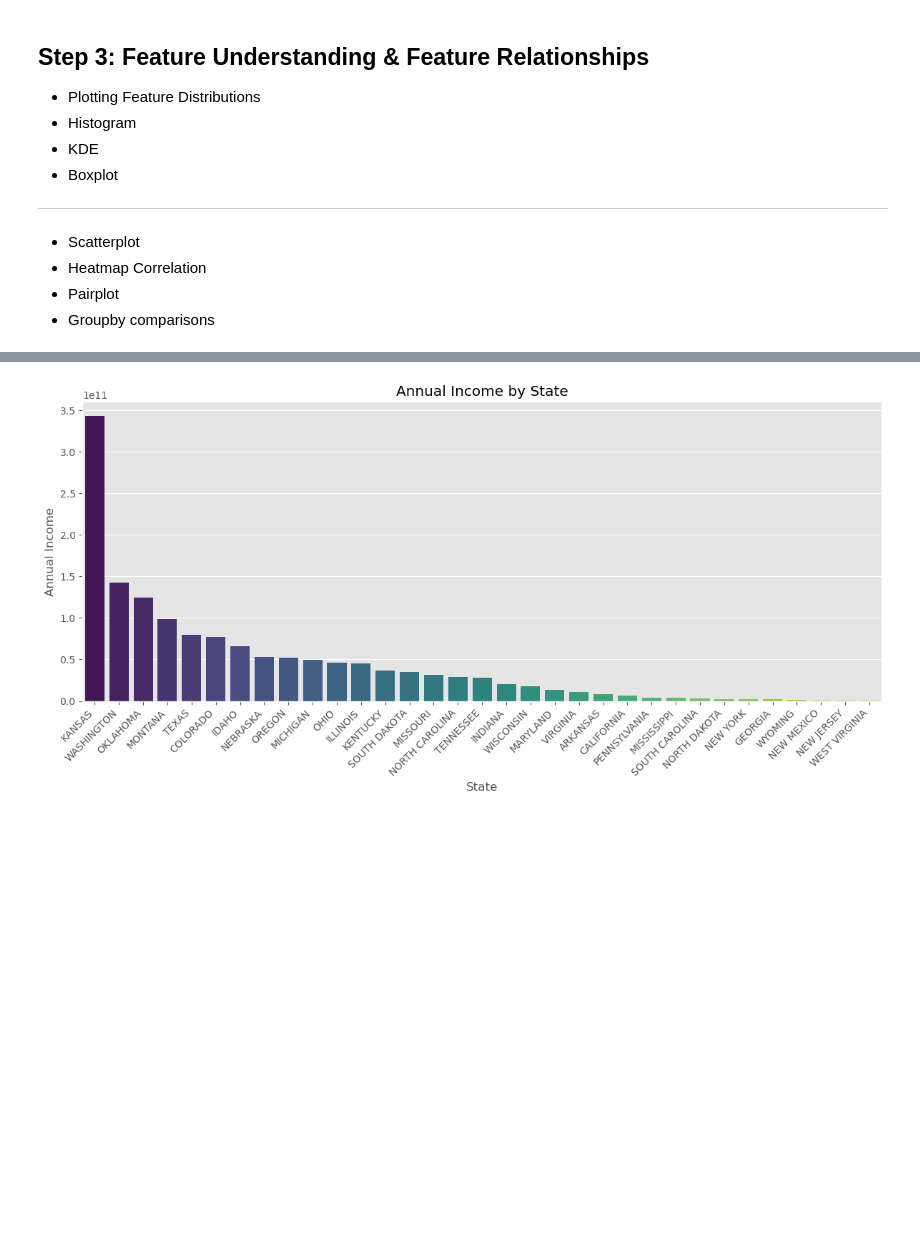
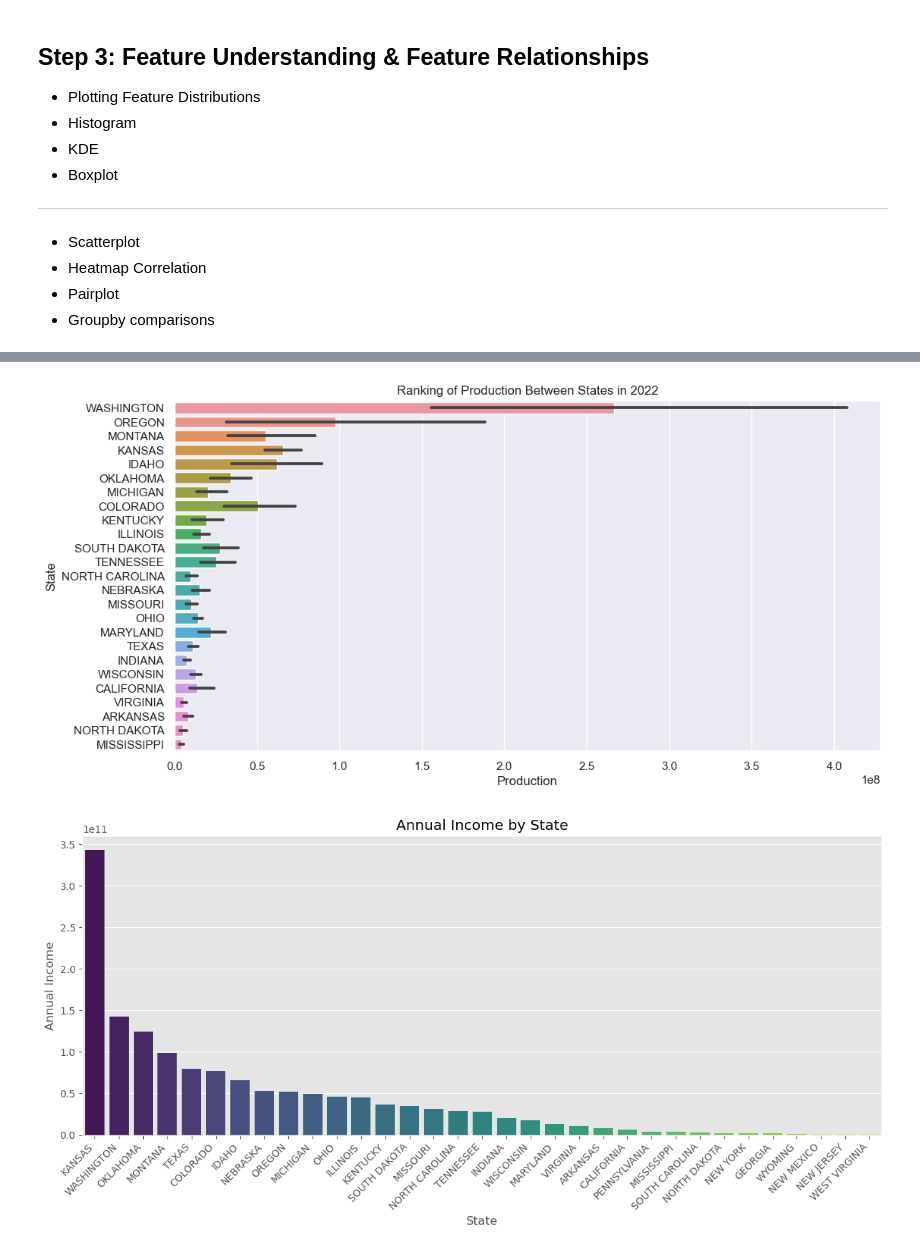
Before and after one commit to abdeleatifi/predict_farm_performance, a Jupyter notebook: Farm_Clustring_EDA.ipynb, the cells around one changed output, grey strips where cells are left out. Drawn from its saved outputs; the diff is of its cells as text; code cells hidden in the pictures; blank space fills up the shorter version.

```diff
--- a/Farm_Clustring_EDA.ipynb
+++ b/Farm_Clustring_EDA.ipynb
@@ -278,3 +298,28 @@ import plotly.graph_objs as go
+# %%
+# Filter the data for the year 2022
+df_2022 = df_merged[df_merged['year'] == 2022]
+
+# Sort the data by production in descending order
+df_2022_sorted = df_2022.sort_values('production', ascending=False)
+
+# Create a horizontal bar plot
+plt.figure(figsize=(12, 6))
+
+# Plot the data
+sns.barplot(y = df_2022_sorted['state'], x = df_2022_sorted['production'], data=df_2022_sorted)
+
+# Customize the plot
+plt.title('Ranking of Production Between States in 2022')
+plt.xlabel('Production')
+plt.ylabel('State')
+
+# Invert the y-axis to display the highest production at the top
+#plt.gca().invert_yaxis()
+
+# Show the plot
+plt.show()
+# %% [output]
+[figure, added]
 # %%
 # Group the data by state and calculate the mean yearly income for each state
 state_income = df_merged.groupby('state')['yearly_income'].sum().reset_index()
```
Also changed, not shown: parts of 6 cells of this notebook, 8 other files.
